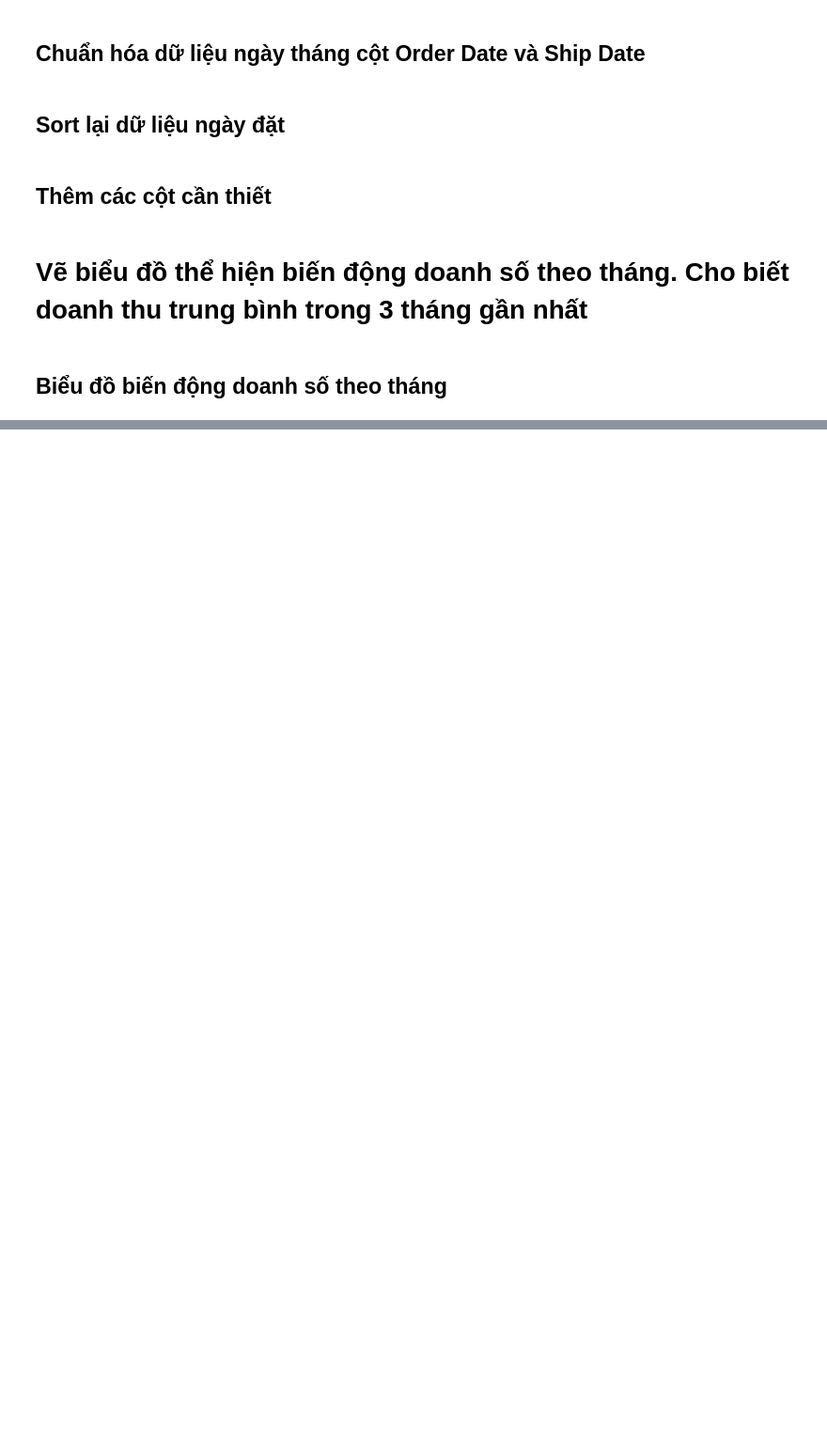
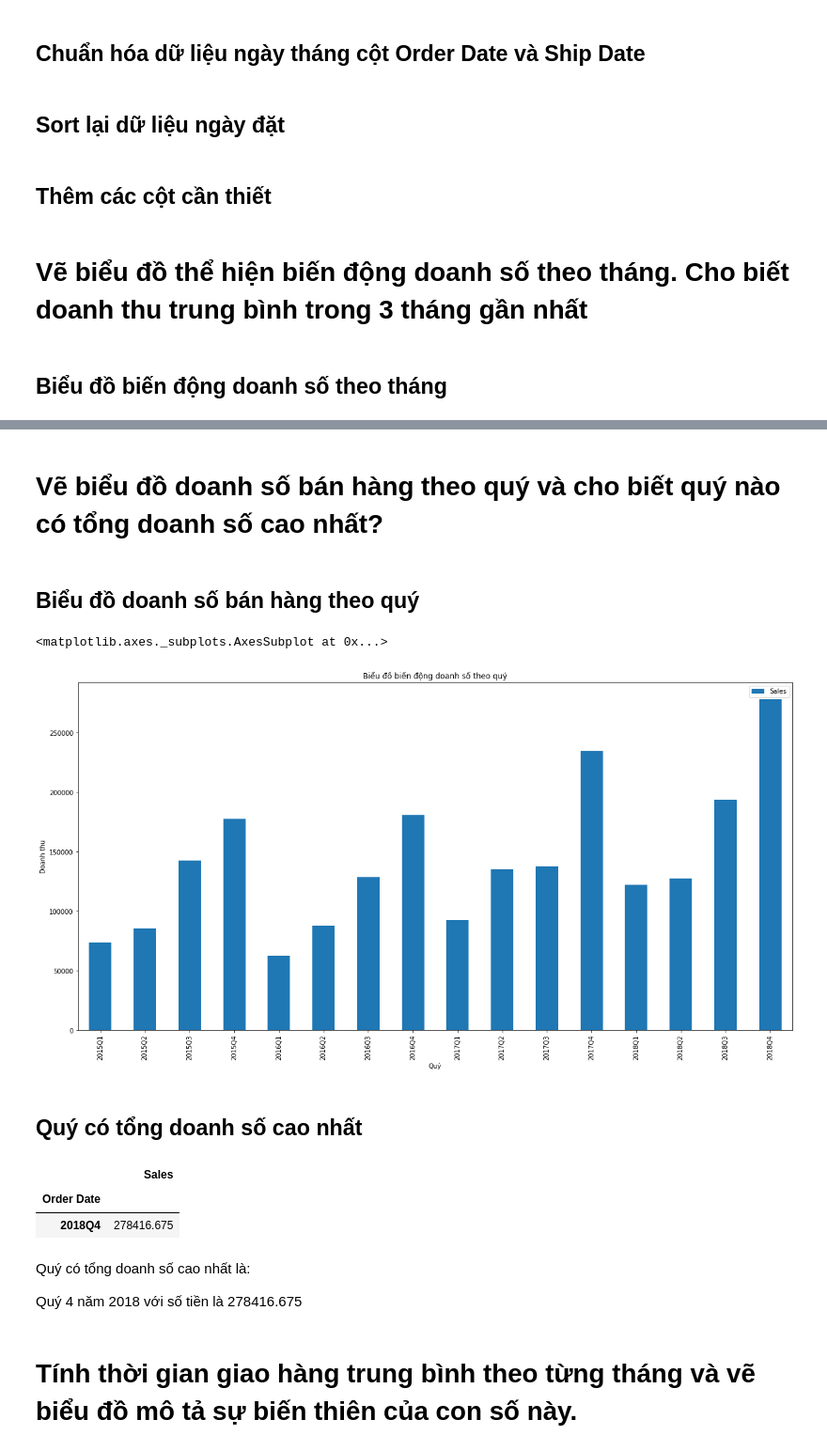
Before and after one commit to sonsiho/PythonForEngineer, a Jupyter notebook: Assignment.ipynb, the cells around one changed output, grey strips where cells are left out. Shown at 94% size. Saved outputs shown, nothing was run; the diff lists cells and outputs as text; code cells hidden in the pictures; blank space fills up the shorter version.

```diff
--- a/Assignment.ipynb
+++ b/Assignment.ipynb
@@ -368,0 +150,30 @@ sales
+# %% [markdown]
+# Vẽ biểu đồ doanh số bán hàng theo quý và cho biết quý nào có tổng doanh số cao nhất?
+# %% [markdown]
+## Biểu đồ doanh số bán hàng theo quý
+# %%
+# Bổ sung cột quarter
+df['quarter'] = df['Order Date'].dt.to_period('Q')
+
+df_by_quarter = df[['Order Date','Sales']].groupby(df['Order Date'].dt.to_period('Q')).sum().reset_index().set_index(['Order Date'])
+
+df_by_quarter.plot(kind='bar',figsize = (20,10),xlabel= 'Quý',ylabel='Doanh thu',title='Biểu đồ biến động doanh số theo quý')
+# %% [output]
+<matplotlib.axes._subplots.AxesSubplot at 0x...>
+[figure, added]
+# %% [markdown]
+## Quý có tổng doanh số cao nhất
+# %%
+df_by_quarter = df_by_quarter.sort_values(by=['Sales'],ascending=False)
+
+df_by_quarter.head(1)
+# %% [output]
+|  | Sales |
+| Order Date |  |
+| 2018Q4 | 278416.675 |
+# %% [markdown]
+Quý có tổng doanh số cao nhất là:
+
+Quý 4 năm 2018 với số tiền là 278416.675
+# %% [markdown]
+# Tính thời gian giao hàng trung bình theo từng tháng và vẽ biểu đồ mô tả sự biến thiên của con số này.
```
Also changed, not shown: parts of 62 cells of this notebook.
